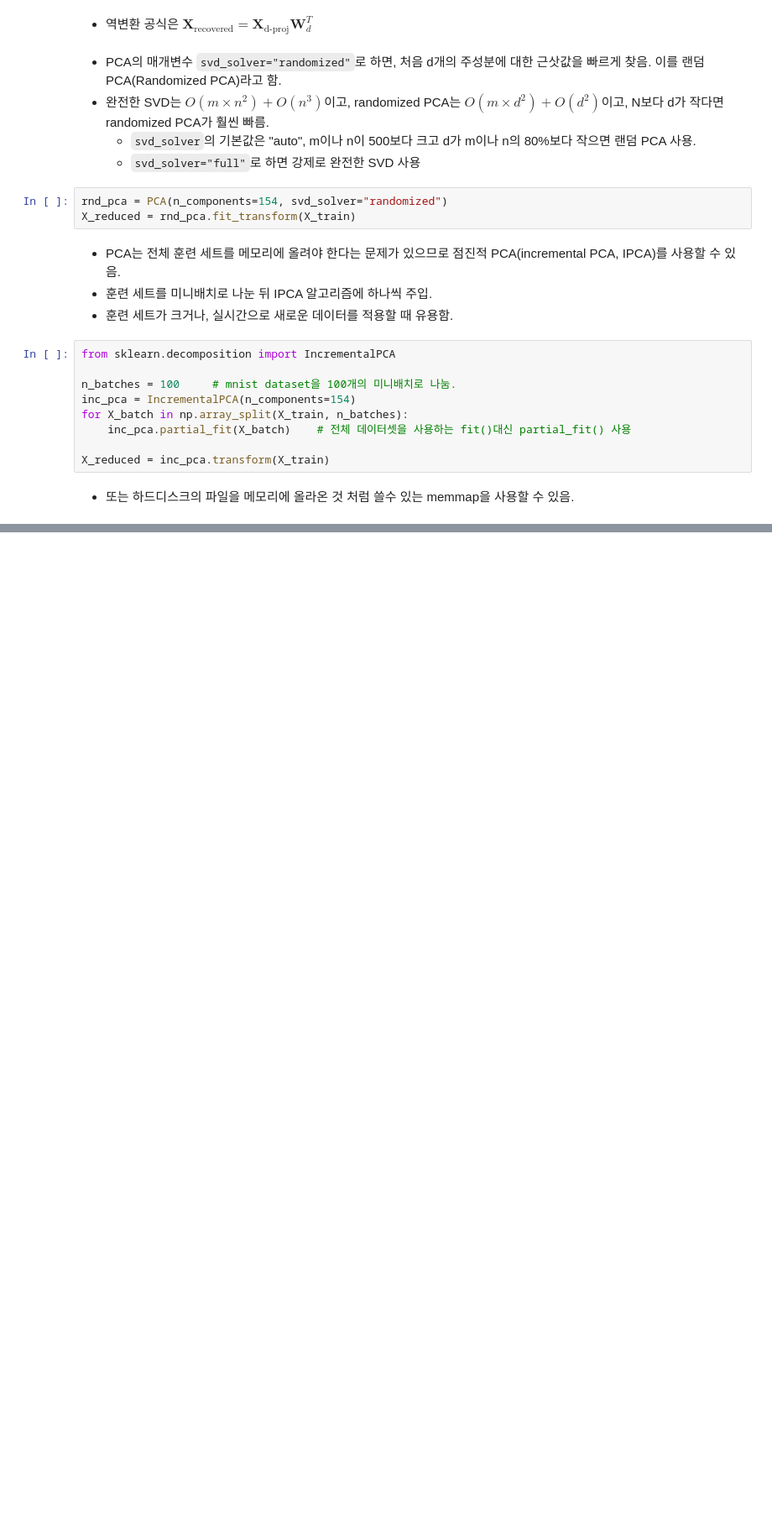
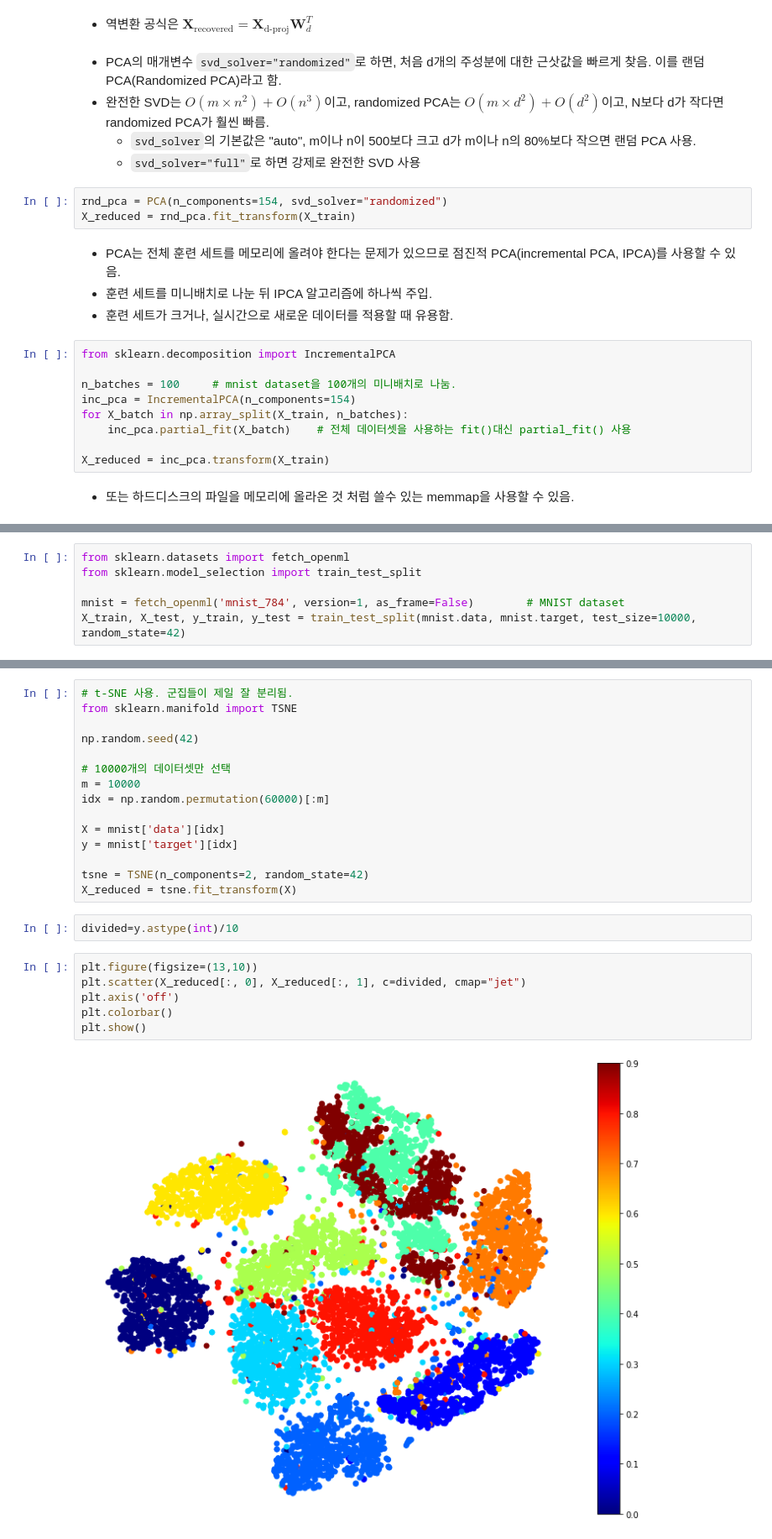
Before and after one commit to lijm1358/ml_practice, a Jupyter notebook: ch08.ipynb, the cells around one changed output, grey strips where cells are left out. Shown at 84% size. Saved outputs shown, nothing was run; the diff lists cells and outputs as text; blank space fills up the shorter version.

```diff
--- a/ch08.ipynb
+++ b/ch08.ipynb
@@ -397,0 +559,6 @@ inc_pca = IncrementalPCA(n_components=154, batch_size=batch_size)
+# %%
+from sklearn.datasets import fetch_openml
+from sklearn.model_selection import train_test_split
+
+mnist = fetch_openml('mnist_784', version=1, as_frame=False)        # MNIST dataset
+X_train, X_test, y_train, y_test = train_test_split(mnist.data, mnist.target, test_size=10000, random_state=42)
@@ -397,0 +611,25 @@ inc_pca = IncrementalPCA(n_components=154, batch_size=batch_size)
+# %%
+# t-SNE 사용. 군집들이 제일 잘 분리됨.
+from sklearn.manifold import TSNE
+
+np.random.seed(42)
+
+# 10000개의 데이터셋만 선택
+m = 10000
+idx = np.random.permutation(60000)[:m]
+
+X = mnist['data'][idx]
+y = mnist['target'][idx]
+
+tsne = TSNE(n_components=2, random_state=42)
+X_reduced = tsne.fit_transform(X)
+# %%
+divided=y.astype(int)/10
+# %%
+plt.figure(figsize=(13,10))
+plt.scatter(X_reduced[:, 0], X_reduced[:, 1], c=divided, cmap="jet")
+plt.axis('off')
+plt.colorbar()
+plt.show()
+# %% [output]
+[figure, added]
```
Also changed, not shown: parts of 37 cells of this notebook.
